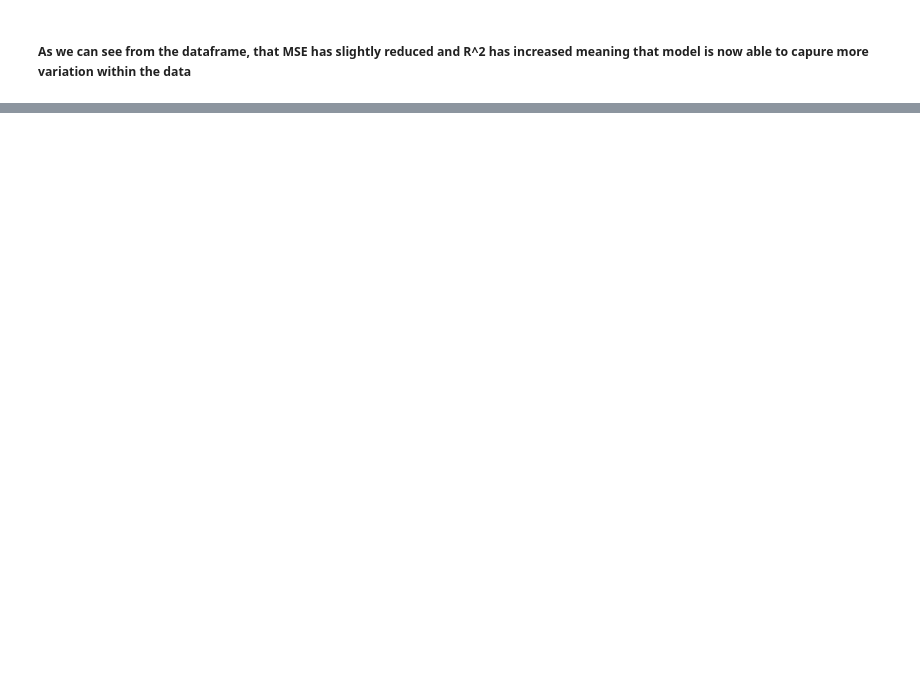
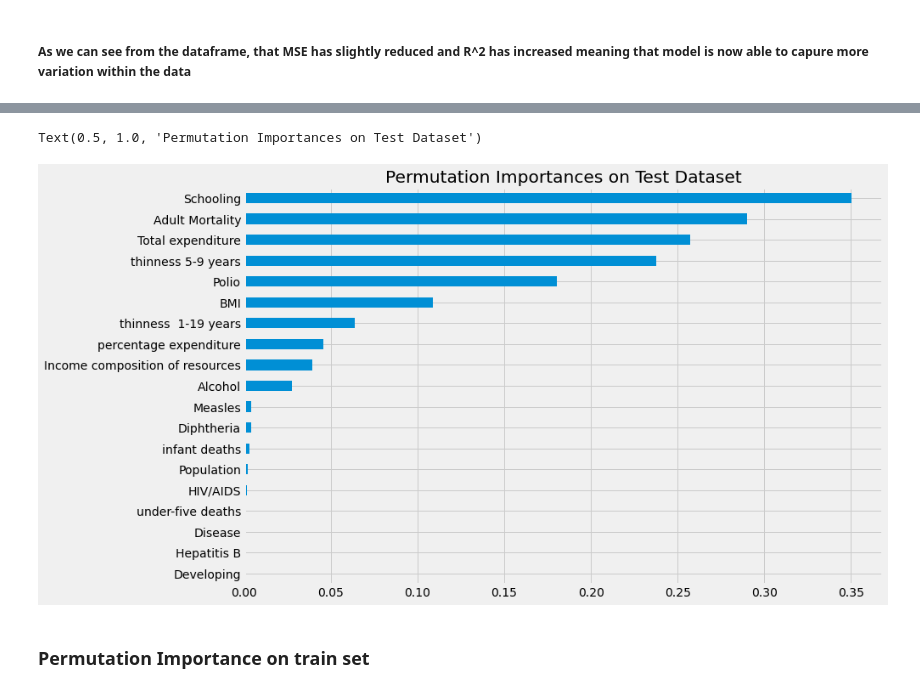
Before and after one commit to kushagradvlp/Life-Expectancy-Prediction, a Jupyter notebook: Life Expectancy Prediction.ipynb, the cells around one changed output, grey strips where cells are left out. Saved outputs shown, nothing was run; the diff lists cells and outputs as text; code cells hidden in the pictures; blank space fills up the shorter version.

```diff
--- a/Life Expectancy Prediction.ipynb
+++ b/Life Expectancy Prediction.ipynb
@@ -516,0 +700,10 @@ df_acc
+# %%
+X_train, X_test, y_train, y_test = train_test_split(X, slearner_tau, test_size=0.3, random_state=42)
+model_tau_fit = model_tau.fit(X_train, y_train)
+
+perm_imp_test = permutation_importance(
+    estimator=model_tau_fit,
+    X=X_test,
+    y=y_test,
+    random_state=42).importances_mean
+pd.Series(perm_imp_test, feature_names).sort_values(ascending=False)
@@ -516,0 +731,10 @@ df_acc
+# %%
+plt.style.use('fivethirtyeight')
+# %%
+pd.Series(perm_imp_test, feature_names).sort_values().plot(kind='barh', figsize=(12, 8))
+plt.title('Permutation Importances on Test Dataset')
+# %% [output]
+Text(0.5, 1.0, 'Permutation Importances on Test Dataset')
+[figure, added]
+# %% [markdown]
+### Permutation Importance on train set
```
Also changed, not shown: parts of 64 cells of this notebook.
